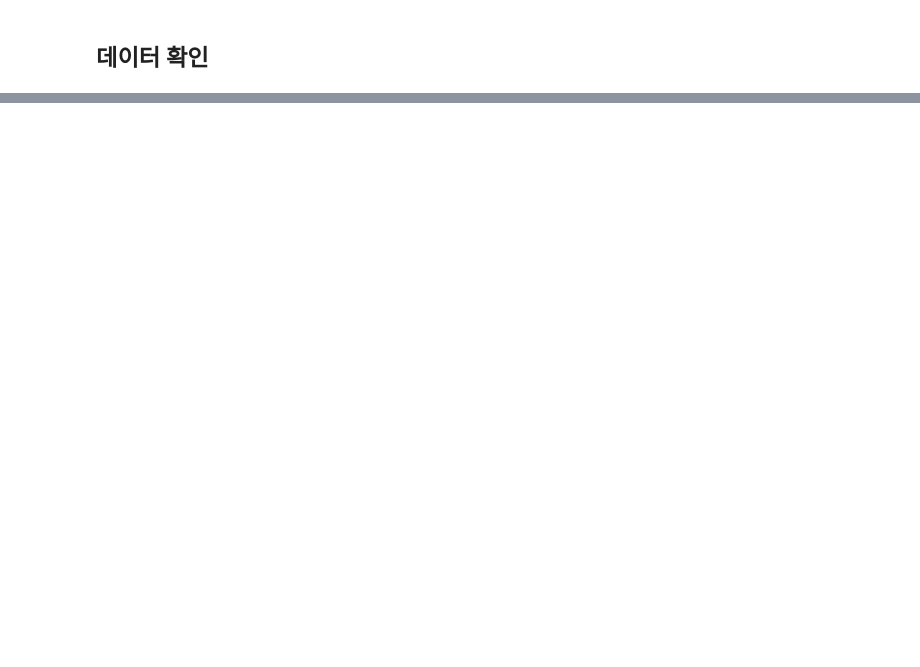
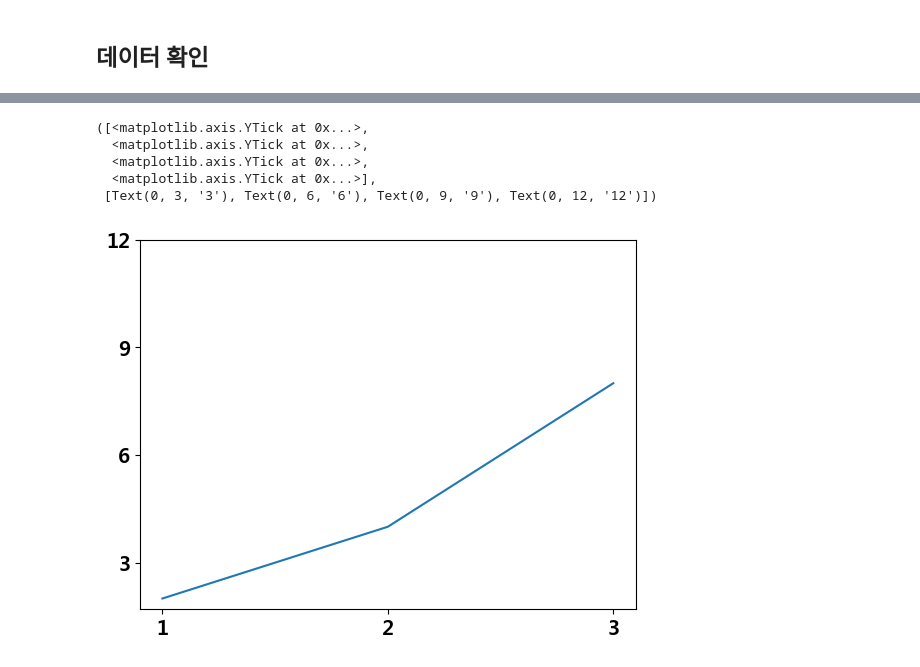
Before and after one commit to MovingJu/aaesongie, a Jupyter notebook: Lee/hakseup/nado_data.ipynb, the cells around one changed output, grey strips where cells are left out. Saved outputs shown, nothing was run; the diff lists cells and outputs as text; code cells hidden in the pictures; blank space fills up the shorter version.

```diff
--- a/Lee/hakseup/nado_data.ipynb
+++ b/Lee/hakseup/nado_data.ipynb
@@ -249,0 +222,11 @@ df = pd.read_csv()
+# %%
+plt.plot(x, y)
+plt.xticks([1, 2, 3])
+plt.yticks([3, 6, 9, 12])
+# %% [output]
+([<matplotlib.axis.YTick at 0x...>,
+  <matplotlib.axis.YTick at 0x...>,
+  <matplotlib.axis.YTick at 0x...>,
+  <matplotlib.axis.YTick at 0x...>],
+ [Text(0, 3, '3'), Text(0, 6, '6'), Text(0, 9, '9'), Text(0, 12, '12')])
+[figure, added]
```
Also changed, not shown: parts of 74 cells of this notebook, 2 other files.
